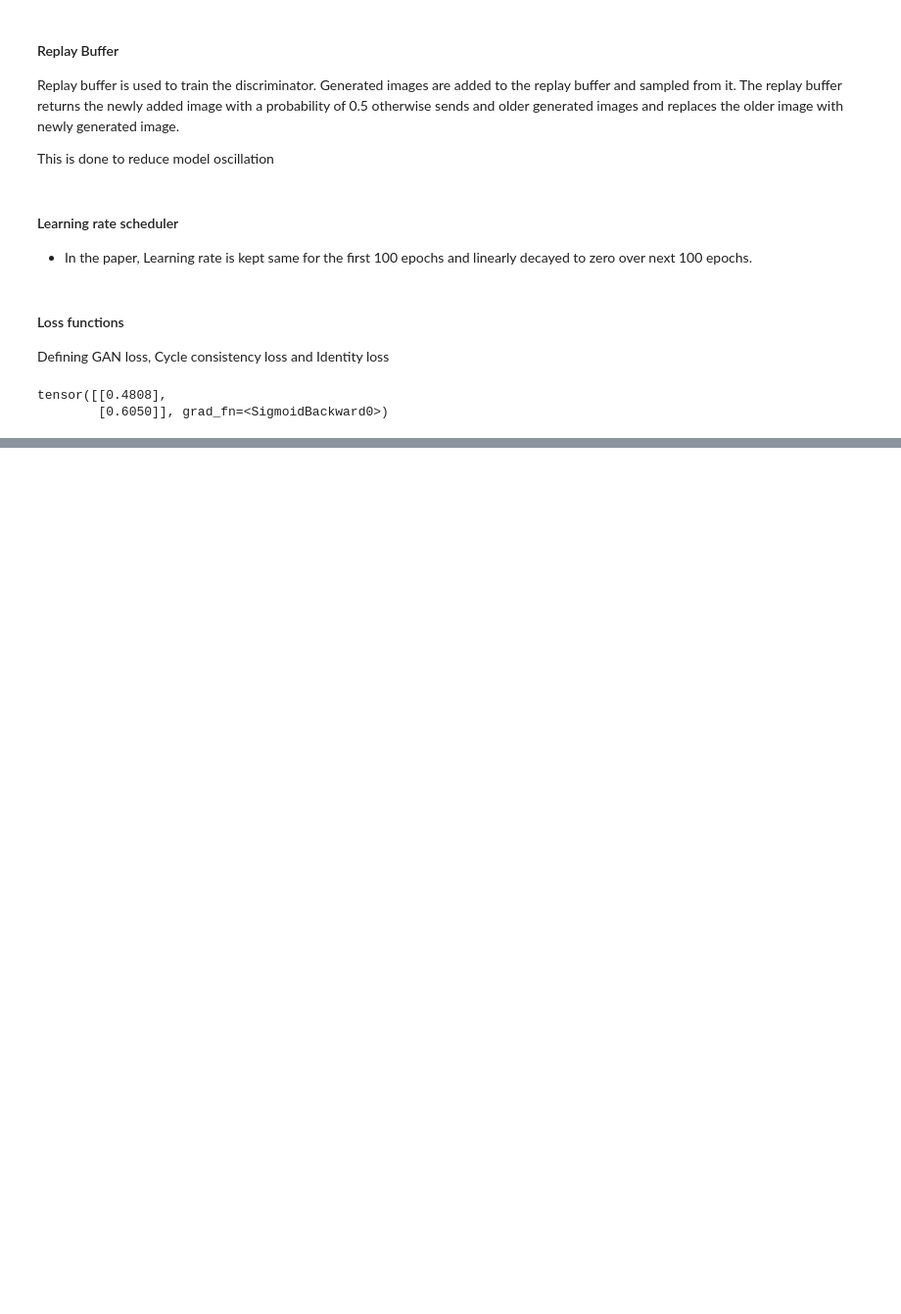
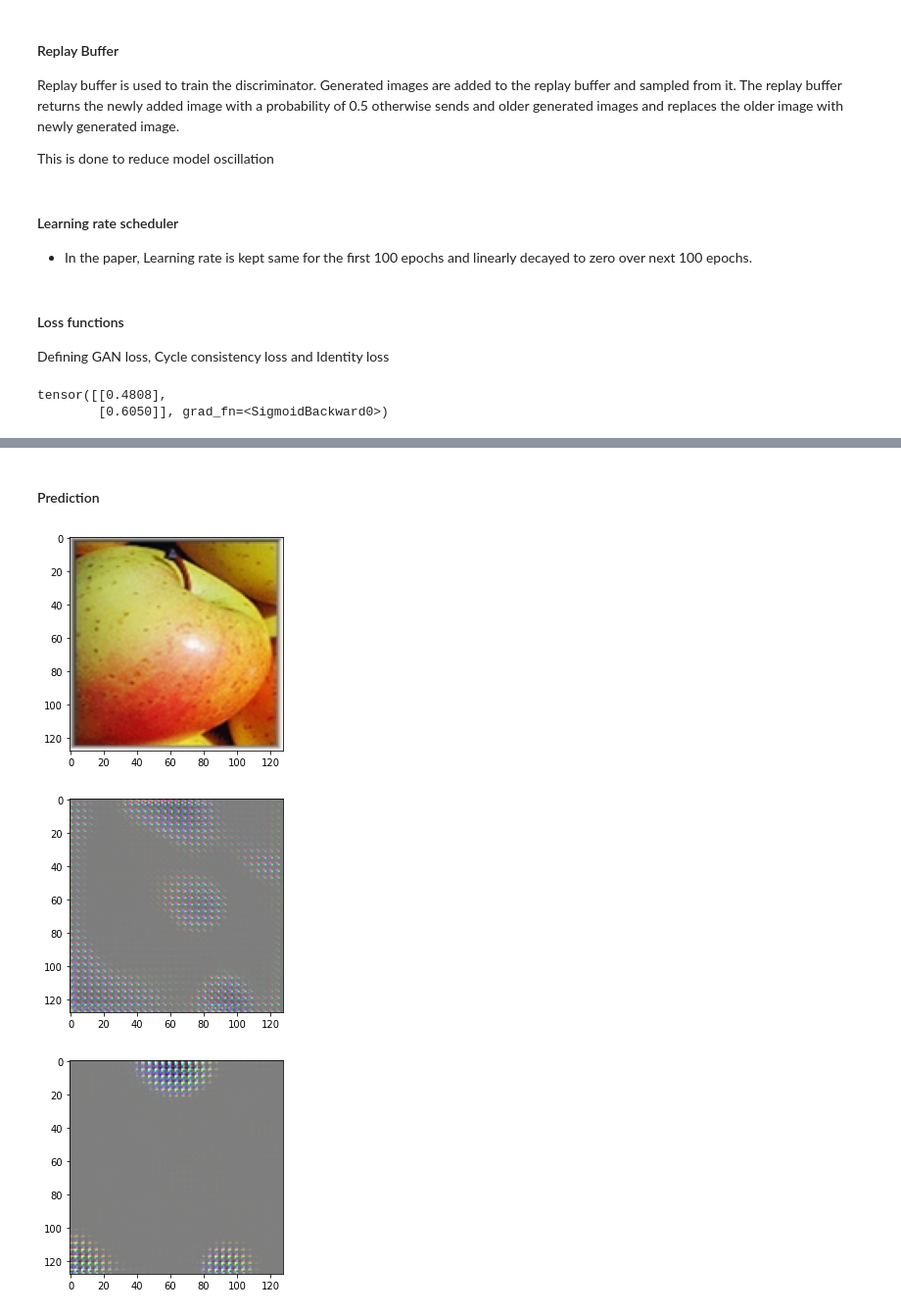
Before and after one commit to Suraj520/data-science, a Jupyter notebook: 02-deep-learning/40-cycle-gan/notebook.ipynb, the cells around one changed output, grey strips where cells are left out. Shown at 98% size. Drawn from its saved outputs; the diff is of its cells as text; code cells hidden in the pictures; blank space fills up the shorter version.

Commit message:
Cycle GAN architecture - Training Discriminators and Generators and Inference

```diff
--- a/02-deep-learning/40-cycle-gan/notebook.ipynb
+++ b/02-deep-learning/40-cycle-gan/notebook.ipynb
@@ -656,0 +663,40 @@ Epoch - 0/10, Step-10, Discriminator G loss - 0.5699820518493652, Generator G lo
+# %% [markdown]
+#### Prediction
+# %%
+#Predicting
+
+def predict(image):
+    img = Image.open(image)
+    img_np = np.zeros((1, 3, 128, 128), dtype=np.float32)
+    temp_np = np.asarray(img.resize((128, 128), Image.ANTIALIAS))
+    plt.imshow(temp_np)
+    plt.show()
+
+    img_np[0] = temp_np.transpose(2, 0, 1)
+
+    img_np /= 255
+    img_np = img_np * 2 - 1
+    img_tensor = torch.from_numpy(img_np)
+    img_var = Variable(img_tensor).type(torch.FloatTensor)
+
+    generated_image_G= G(img_var)
+    img_gen_G = generated_image_G.data.cpu().numpy()
+    img_gen_G = img_gen_G[0].transpose(1, 2, 0)
+    img_gen_G = (img_gen_G + 1)/2
+    plt.figure()
+    plt.imshow(img_gen_G)
+    plt.show()
+
+    generated_image_F = F(generated_image_G)
+    img_gen_F = generated_image_F.data.cpu().numpy()
+    img_gen_F = img_gen_F[0].transpose(1, 2, 0)
+    img_gen_F = (img_gen_F + 1)/2
+    plt.figure()
+    plt.imshow(img_gen_F)
+    plt.show()
+# %%
+predict(train_dataset.file_names_A[2])
+# %% [output]
+[figure, added]
+[figure, added]
+[figure, added]
```
Also changed, not shown: parts of 3 cells of this notebook.
